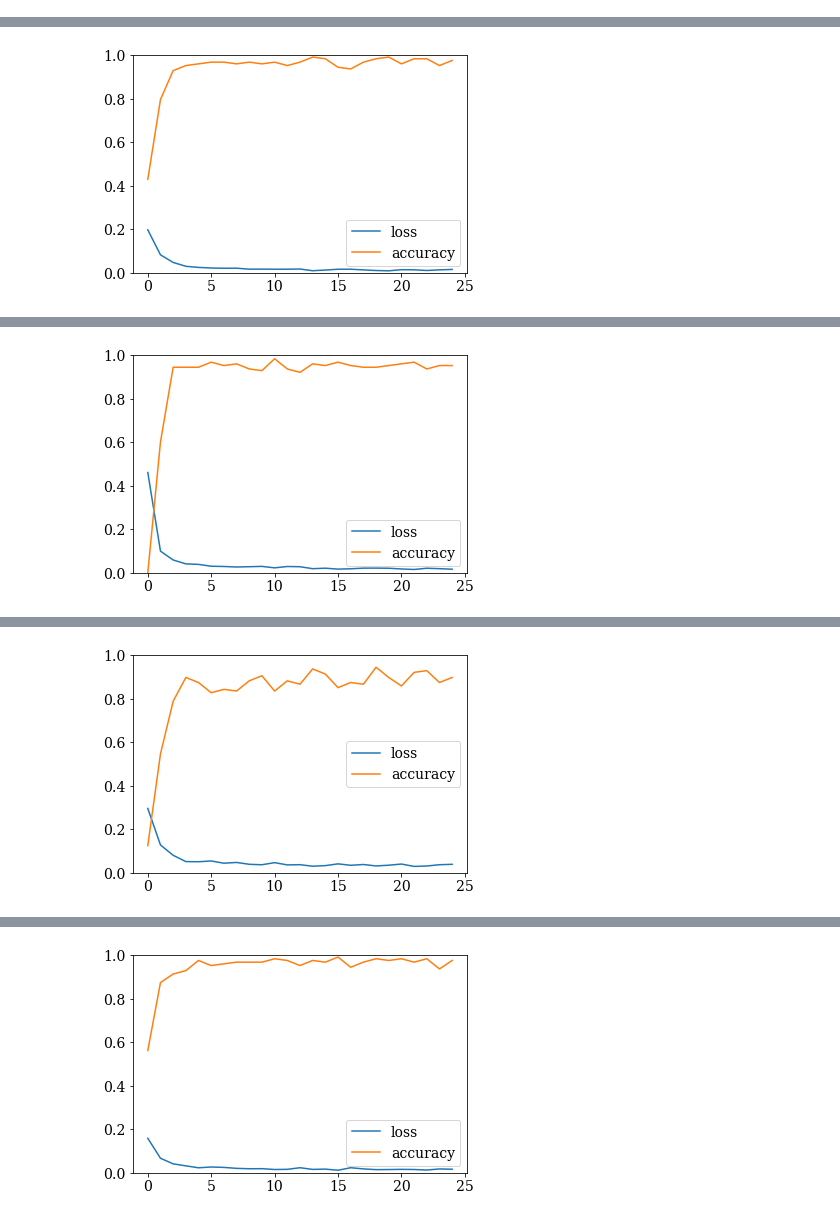
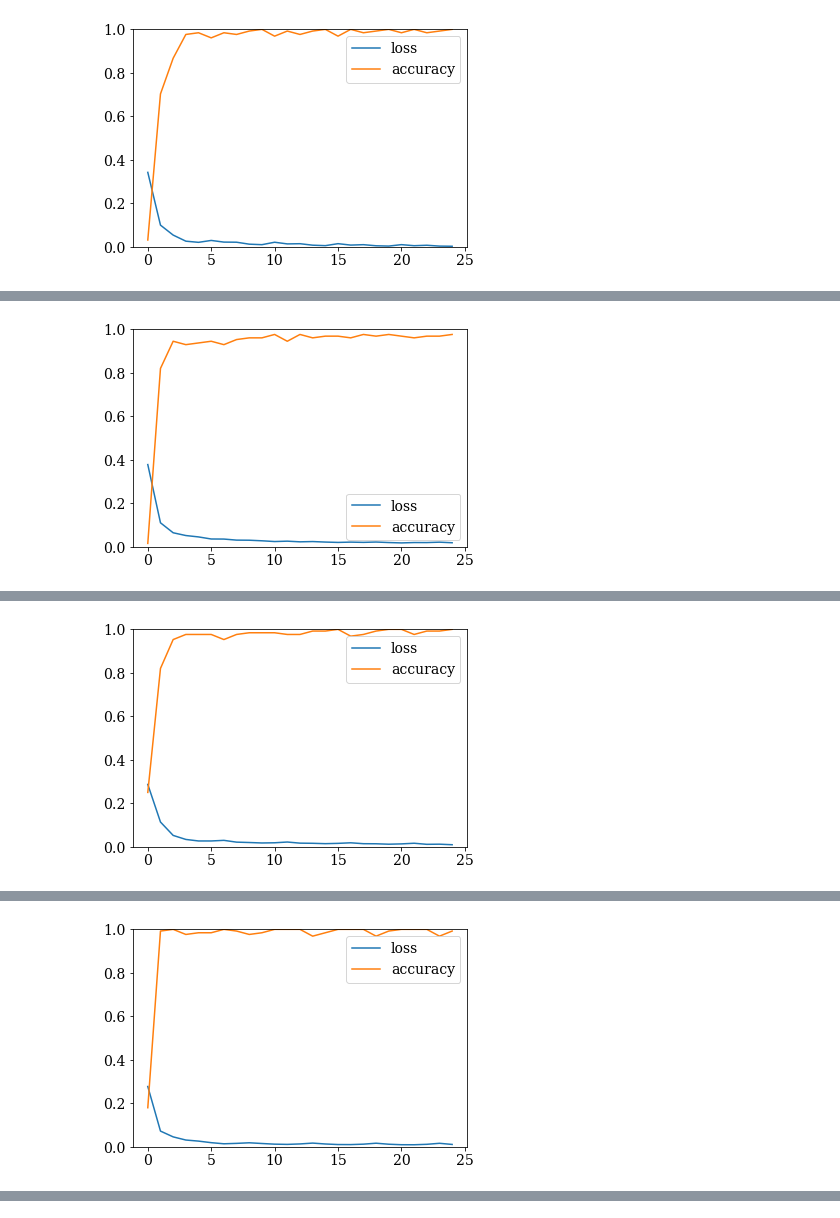
Before and after one commit to haimengzhao/quantum-fed-infer, a Jupyter notebook: qFedInf.ipynb, the cells around one changed output, grey strips where cells are left out. Cells and saved outputs as stored; diff of their text form; code cells hidden in the pictures.

```diff
--- a/qFedInf.ipynb
+++ b/qFedInf.ipynb
@@ -19,4 +19,7 @@ plt.rcParams["font.family"] = "serif"
 plt.rcParams['mathtext.fontset'] = 'cm'
 plt.rcParams['mathtext.rm'] = 'serif'
 plt.rc('font', size=14)
+
+key = jax.random.PRNGKey(42)
+tf.random.set_seed(42)
 # %% [output]
@@ -104,16 +123,15 @@ all_train_loss = []
 all_train_acc = []
 for node in tqdm(range(n_node-1)):
     x_train_node, y_train_node = filter_pair(x_train, y_train, 0, node + 1)
-    x_train_small = tf.image.resize(x_train_node[..., tf.newaxis], (int(2**(n/2)), int(2**(n/2)))).numpy()[..., 0].reshape(-1, 2**n)
-    x_train_small = x_train_small / jnp.sqrt(jnp.sum(x_train_small**2, axis=-1, keepdims=True))
-    data = tf.data.Dataset.from_tensor_slices((x_train_small, y_train_node)).shuffle(100).batch(128)
+    data = tf.data.Dataset.from_tensor_slices((x_train_node, y_train_node)).batch(128)
 
     # GMM
-    gmm = GaussianMixture(n_components=5, max_iter=100)
-    gmm.fit(x_train_small)
+    gmm = GaussianMixture(n_components=5, max_iter=100, random_state=42)
+    gmm.fit(x_train_node)
     gmm_list.append(gmm)
 
-    params = K.randn((k * 2, n), dtype=jnp.float32)
+    key, subkey = jax.random.split(key)
+    params = jax.random.normal(subkey, (3 * k, n))
     opt = optax.adam(learning_rate=1e-2)
     opt_state = opt.init(params)
 
@@ -150,0 +182 @@ To enable them in other operations, rebuild TensorFlow with the appropriate comp
+[figure, new version]
@@ -168 +200 @@ epoch 4, 80/94: loss=0.0155, acc=0.9766
-[figure, old version]
+[figure, new version]
@@ -186 +218 @@ epoch 4, 80/94: loss=0.0166, acc=0.9531
-[figure, old version]
+[figure, new version]
@@ -204 +236 @@ epoch 4, 80/94: loss=0.0390, acc=0.8984
-[figure, old version]
+[figure, new version]
@@ -222 +253,0 @@ epoch 4, 80/94: loss=0.0164, acc=0.9766
-[figure, old version]
```
Also changed, not shown: parts of 21 cells of this notebook, 6 other files.
